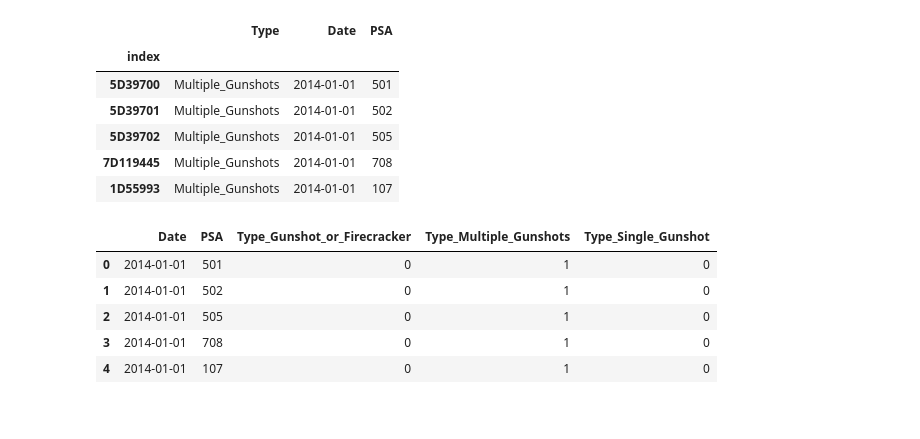
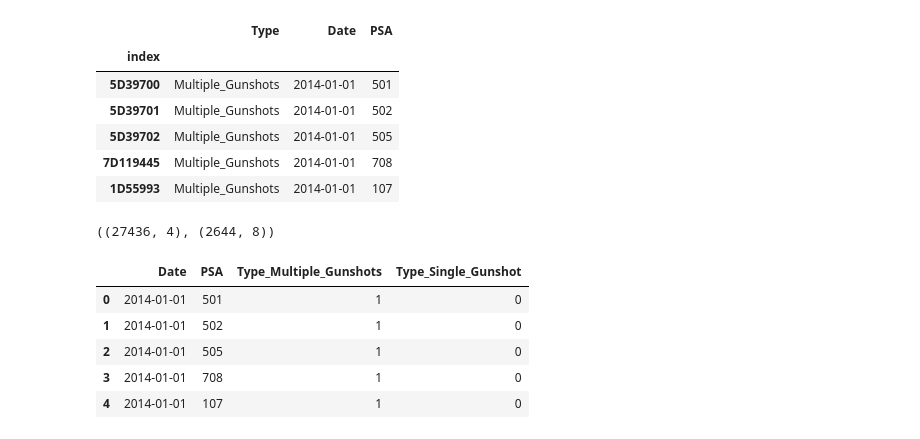
Before and after one commit to haoapple/The_Lab_DC_client_project, a Jupyter notebook: 03.Feature Engineering.ipynb, the cells around one changed output. Saved outputs shown, nothing was run; the diff lists cells and outputs as text; code cells hidden in the pictures.

```diff
--- a/03.Feature Engineering.ipynb
+++ b/03.Feature Engineering.ipynb
@@ -81,16 +84,18 @@ shots_psa.head()
+# %%
+shots_psa.shape, homes.shape
+# %% [output]
+((27436, 4), (2644, 8))
 # %%
-shots_psa = pd.read_csv('./assets/mpd/shots_train_psa.csv')
-
 shots_psa.PSA = shots_psa.PSA.astype(str)
-shots_psa = pd.get_dummies(shots_psa, columns=['Type'])
+shots_psa = pd.get_dummies(shots_psa, columns=['Type'], drop_first=True)
 shots_psa.Date = pd.to_datetime(shots_psa.Date)
 shots_psa.drop('index', axis=1, inplace=True)
 
 shots_psa.head()
 # %% [output]
-|  | Date | PSA | Type_Gunshot_or_Firecracker | Type_Multiple_Gunshots | Type_Single_Gunshot |
-| 0 | 2014-01-01 | 501 | 0 | 1 | 0 |
-| 1 | 2014-01-01 | 502 | 0 | 1 | 0 |
-| 2 | 2014-01-01 | 505 | 0 | 1 | 0 |
-| 3 | 2014-01-01 | 708 | 0 | 1 | 0 |
-| 4 | 2014-01-01 | 107 | 0 | 1 | 0 |
+|  | Date | PSA | Type_Multiple_Gunshots | Type_Single_Gunshot |
+| 0 | 2014-01-01 | 501 | 1 | 0 |
+| 1 | 2014-01-01 | 502 | 1 | 0 |
+| 2 | 2014-01-01 | 505 | 1 | 0 |
+| 3 | 2014-01-01 | 708 | 1 | 0 |
+| 4 | 2014-01-01 | 107 | 1 | 0 |
```
Also changed, not shown: parts of 31 cells of this notebook, 1 other file.
